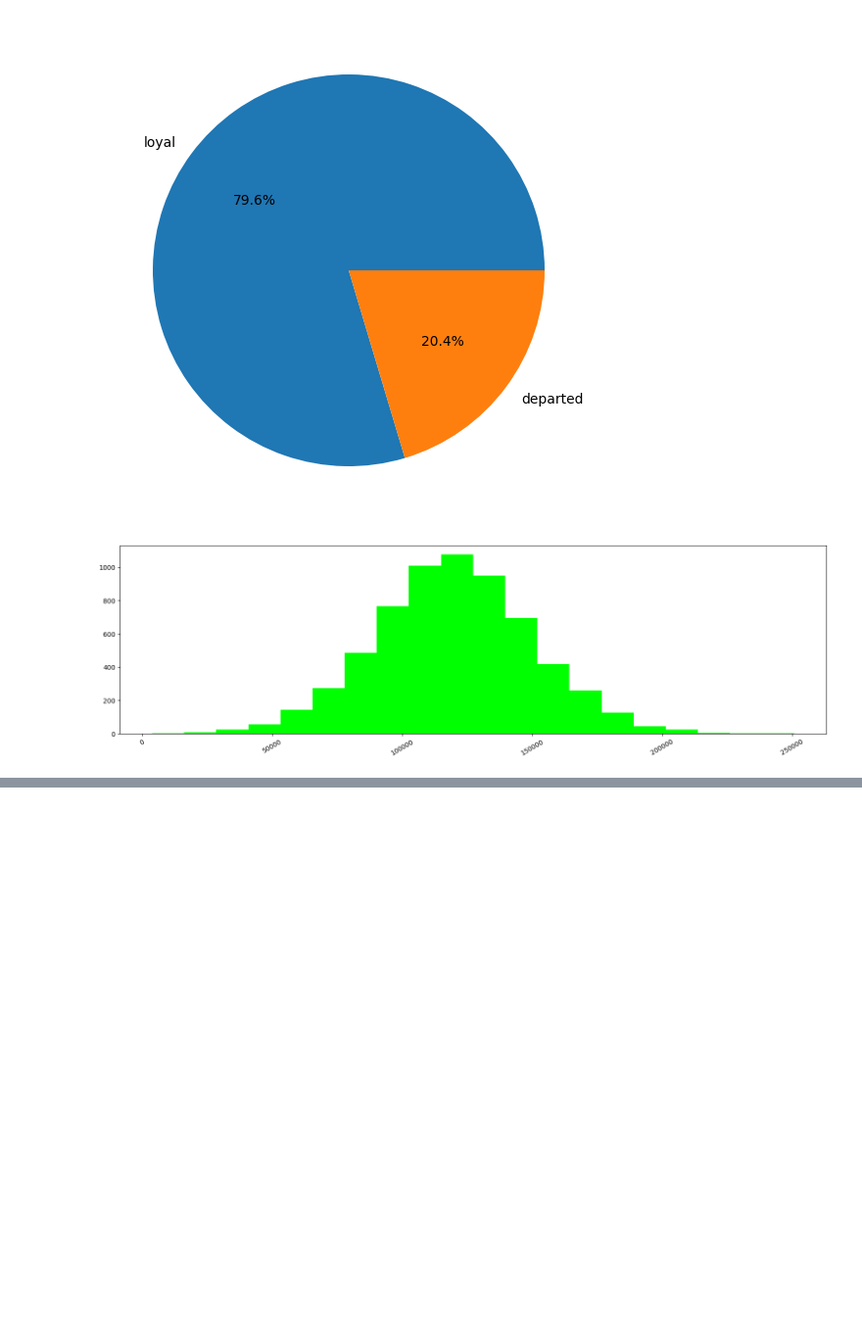
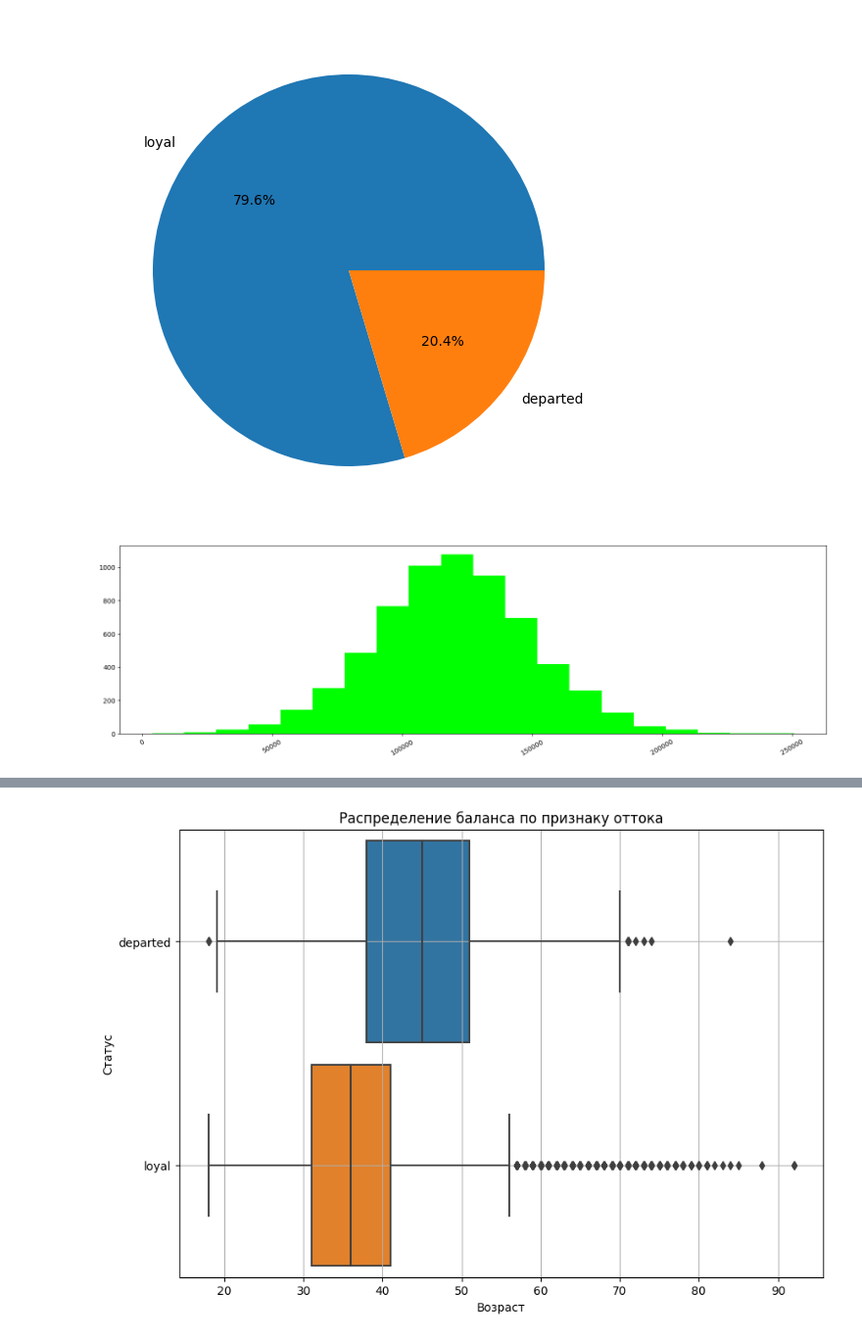
Before and after one commit to vasiloyk/svalka, a Jupyter notebook: 13.ipynb, the cells around one changed output, grey strips where cells are left out. Shown: that part at 98% size. Drawn from its saved outputs; the diff is of its cells as text; code cells hidden in the pictures; blank space fills up the shorter version.

```diff
--- a/13.ipynb
+++ b/13.ipynb
@@ -41,0 +84,15 @@ axes.xaxis.set_tick_params(rotation=30)
+# %%
+fig = plt.figure(figsize=(10, 7))
+boxplot = sns.boxplot(
+    data=churn_df,
+    y='exited_status',
+    x='Age',
+    orient='h',
+    width=0.9
+)
+boxplot.set_title('Распределение баланса по признаку оттока');
+boxplot.set_xlabel('Возраст');
+boxplot.set_ylabel('Статус');
+boxplot.grid()
+# %% [output]
+[figure, added]
```
Also changed, not shown: parts of 10 cells of this notebook.
